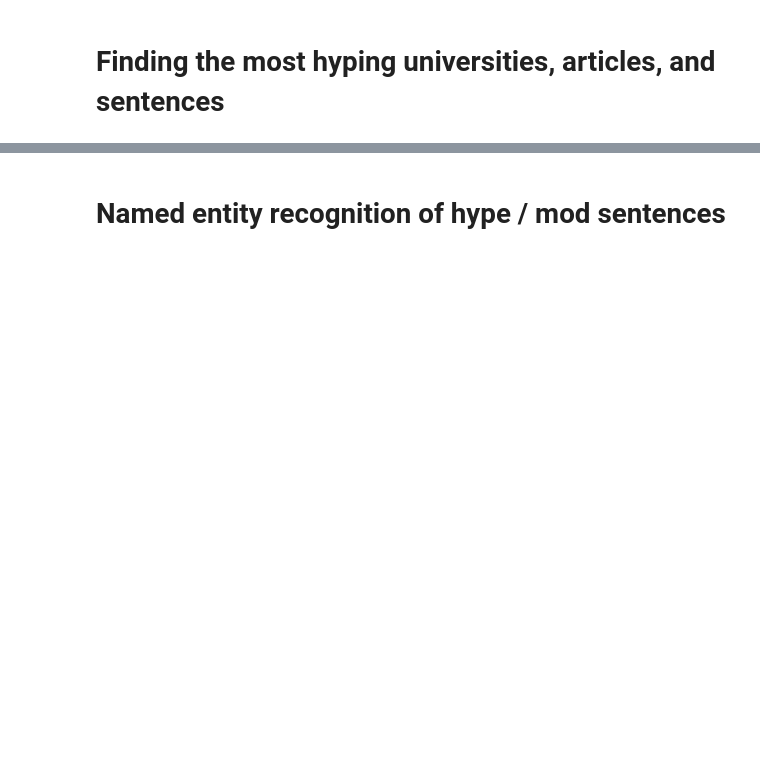
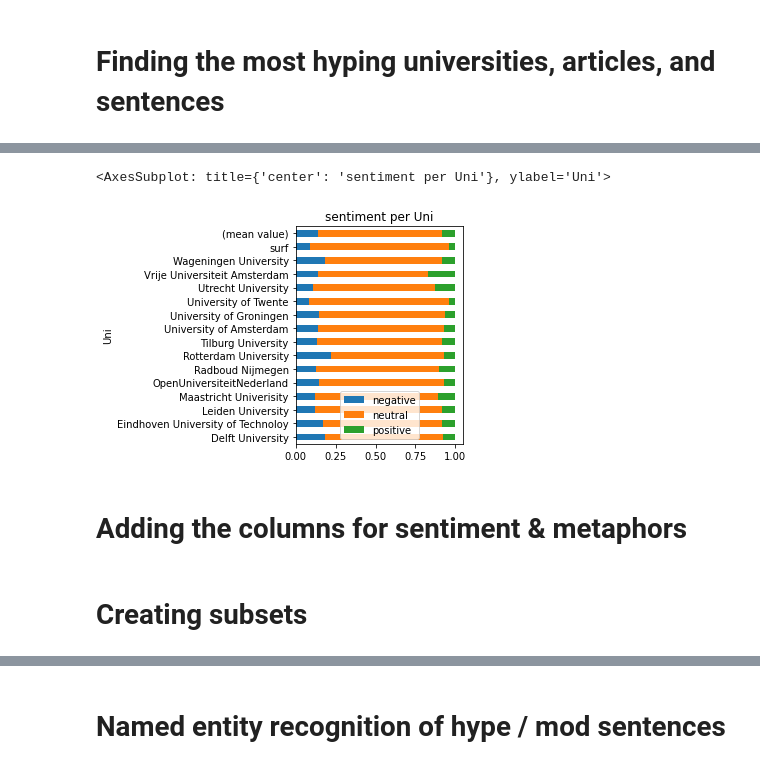
Before and after one commit to Klapperhorn/Zotero_HTML_annotation, a Jupyter notebook: file_analysis.ipynb, the cells around one changed output, grey strips where cells are left out. Saved outputs shown, nothing was run; the diff lists cells and outputs as text; code cells hidden in the pictures; blank space fills up the shorter version.

```diff
--- a/file_analysis.ipynb
+++ b/file_analysis.ipynb
@@ -197,0 +271,29 @@ mod_words=df[df['mod_words_n']>0]
+# %%
+df_pivot = pd.pivot_table(df, index='Uni', columns=['sentiment'],values="sentences",
+                          aggfunc='count')
+
+def average_sentiment(columns):
+
+    positive=columns[0]
+    neutral=columns[1]
+    negative=columns[2]
+    total=positive+negative+neutral
+
+    result=[negative/total,neutral/total,positive/total]
+
+    return pd.Series(result)
+
+columns=["positive","neutral","negative"]
+
+sent=df_pivot.apply(average_sentiment, axis=1)
+
+# add mean value
+sent.loc['(mean value)'] = sent.mean()
+sent.columns=["negative","neutral","positive"]
+
+sent.plot.barh(stacked=True,title="sentiment per Uni",figsize=(3,4))
+# %% [output]
+<AxesSubplot: title={'center': 'sentiment per Uni'}, ylabel='Uni'>
+[figure, added]
+# %% [markdown]
+# Adding the columns for sentiment & metaphors
@@ -197,0 +313,2 @@ mod_words=df[df['mod_words_n']>0]
+# %% [markdown]
+# Creating subsets
```
Also changed, not shown: parts of 91 cells of this notebook, 4 other files.
